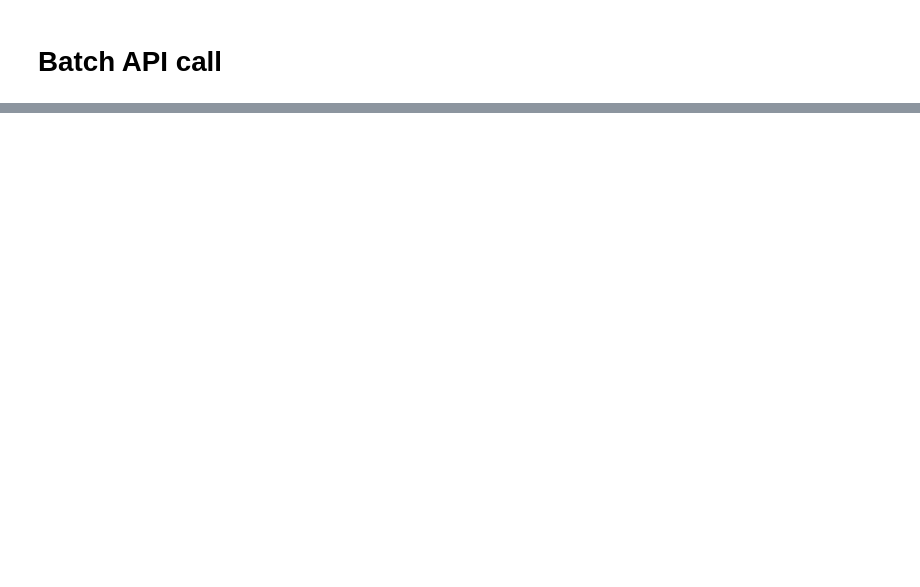
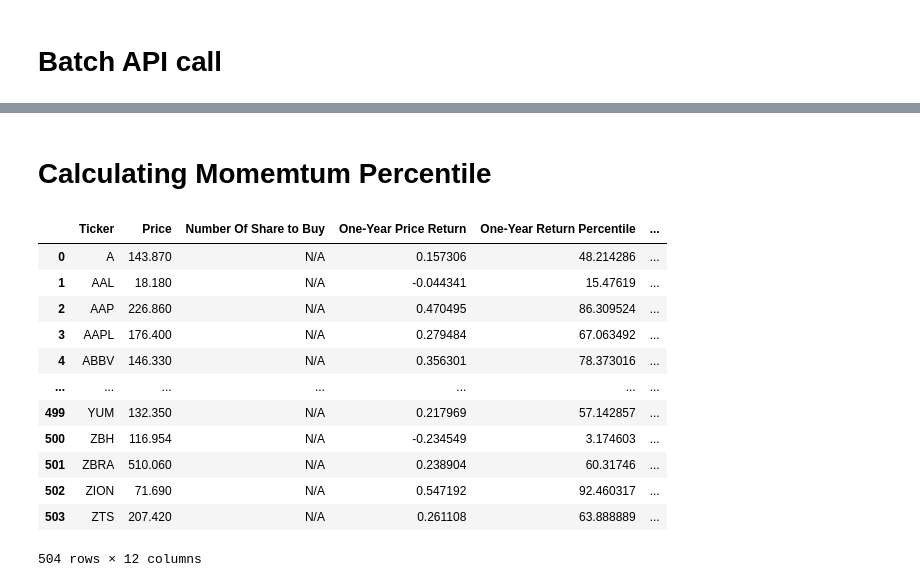
Before and after one commit to akashagrawal07/My_Learning, a Jupyter notebook: 02-quantitation_momemtum_strategy.ipynb, the cells around one changed output, grey strips where cells are left out. Drawn from its saved outputs; the diff is of its cells as text; code cells hidden in the pictures; blank space fills up the shorter version.

```diff
--- a/02-quantitation_momemtum_strategy.ipynb
+++ b/02-quantitation_momemtum_strategy.ipynb
@@ -242,17 +78,0 @@ https://sandbox.iexapis.com/stable/stock/market/batch?symbols=YUM,ZBH,ZBRA,ZION,
-# %%
-time_periods = [
-    'One-Year',
-    'Six-Month',
-    'Three-Month',
-    'One-Month'
-]
-for row in hqm_dataframe.index:
-    for time_period in time_periods:
-        if hqm_dataframe.loc[row, f'{time_period} Price Return'] == None:
-            hqm_dataframe.loc[row, f'{time_period} Price Return'] = 0
-hqm_dataframe
-for row in hqm_dataframe.index:
-    for time_period in time_periods:
-        hqm_dataframe.loc[row,f'{time_period} Return Percentile'] = stats.percentileofscore(hqm_dataframe[f'{time_period} Price Return'],hqm_dataframe.loc[row,f'{time_period} Price Return'])
-
-hqm_dataframe
@@ -272,0 +246,38 @@ hqm_dataframe
+# %% [markdown]
+# Calculating Momemtum Percentile
+# %%
+time_periods = [
+    'One-Year',
+    'Six-Month',
+    'Three-Month',
+    'One-Month'
+]
+for row in hqm_dataframe.index:
+    for time_period in time_periods:
+        if hqm_dataframe.loc[row, f'{time_period} Price Return'] == None:
+            hqm_dataframe.loc[row, f'{time_period} Price Return'] = 0
+hqm_dataframe
+list1 = []
+for row in hqm_dataframe.index:
+    for time_period in time_periods:
+        percentile_col = f'{time_period} Return Percentile'
+        change_col = f'{time_period} Price Return'
+#          print(hqm_dataframe[change_col])
+#          print(hqm_dataframe.loc[row,change_col])
+        hqm_dataframe.loc[row,percentile_col] = stats.percentileofscore(hqm_dataframe[change_col],hqm_dataframe.loc[row,change_col])
+
+hqm_dataframe
+# %% [output]
+|  | Ticker | Price | Number Of Share to Buy | One-Year Price Return | One-Year Return Percentile | ... |
+| 0 | A | 143.870 | N/A | 0.157306 | 48.214286 | ... |
+| 1 | AAL | 18.180 | N/A | -0.044341 | 15.47619 | ... |
+| 2 | AAP | 226.860 | N/A | 0.470495 | 86.309524 | ... |
+| 3 | AAPL | 176.400 | N/A | 0.279484 | 67.063492 | ... |
+| 4 | ABBV | 146.330 | N/A | 0.356301 | 78.373016 | ... |
+| ... | ... | ... | ... | ... | ... | ... |
+| 499 | YUM | 132.350 | N/A | 0.217969 | 57.142857 | ... |
+| 500 | ZBH | 116.954 | N/A | -0.234549 | 3.174603 | ... |
+| 501 | ZBRA | 510.060 | N/A | 0.238904 | 60.31746 | ... |
+| 502 | ZION | 71.690 | N/A | 0.547192 | 92.460317 | ... |
+| 503 | ZTS | 207.420 | N/A | 0.261108 | 63.888889 | ... |
+504 rows × 12 columns
```
Also changed, not shown: parts of 23 cells of this notebook.
